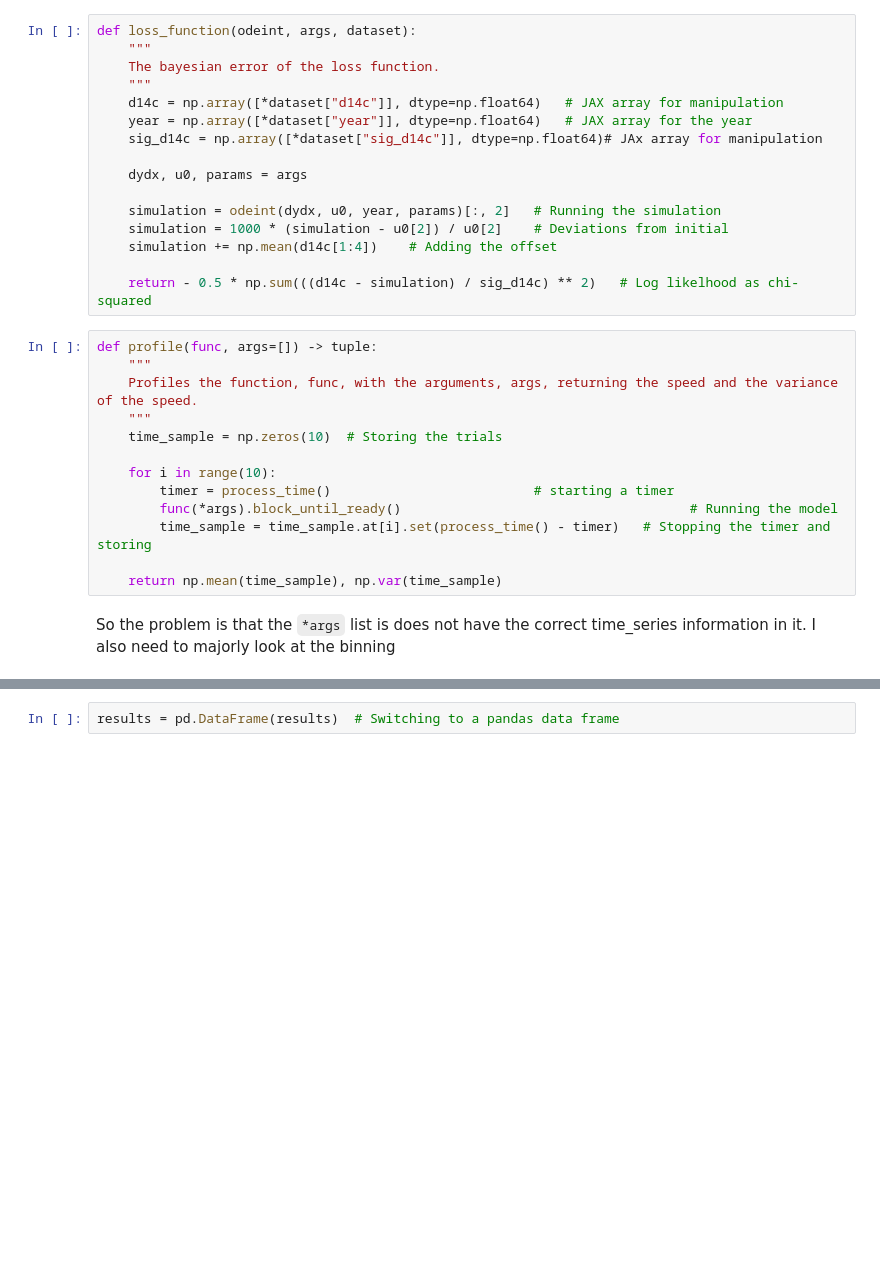
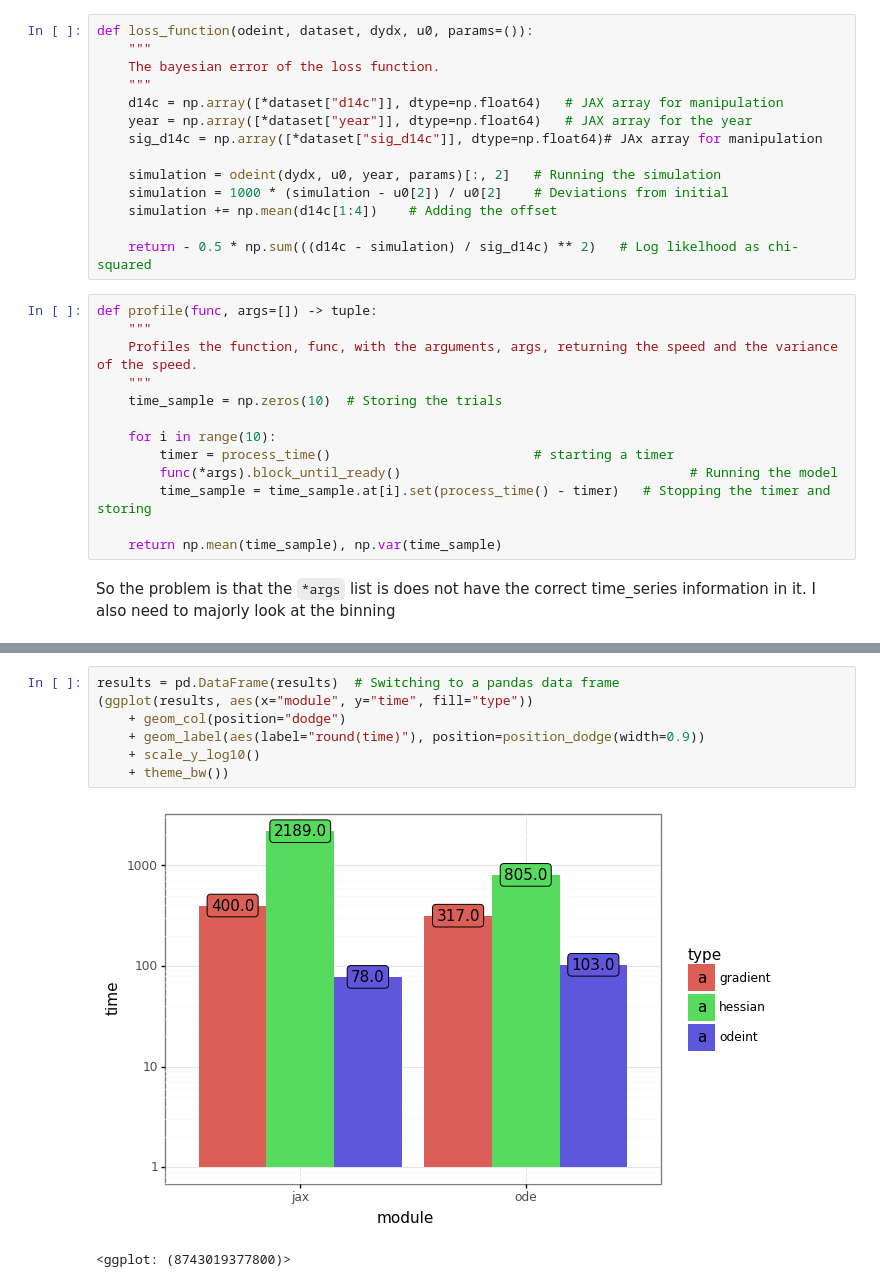
Before and after one commit to Jordan-Dennis/Miyake, a Jupyter notebook: Python ODE/python_ode.ipynb, the cells around one changed output, grey strips where cells are left out. Saved outputs shown, nothing was run; the diff lists cells and outputs as text; blank space fills up the shorter version.

```diff
--- a/Python ODE/python_ode.ipynb
+++ b/Python ODE/python_ode.ipynb
@@ -69,7 +64,7 @@ def dydx(y, t, p):
     """
     return cbm._matrix @ y + production(t, p) * projection
 # %%
-def loss_function(odeint, args, dataset):
+def loss_function(odeint, dataset, dydx, u0, params=()):
     """
     The bayesian error of the loss function.
     """
@@ -77,8 +72,6 @@ def loss_function(odeint, args, dataset):
     year = np.array([*dataset["year"]], dtype=np.float64)   # JAX array for the year
     sig_d14c = np.array([*dataset["sig_d14c"]], dtype=np.float64)# JAx array for manipulation
 
-    dydx, u0, params = args
-
     simulation = odeint(dydx, u0, year, params)[:, 2]   # Running the simulation
     simulation = 1000 * (simulation - u0[2]) / u0[2]    # Deviations from initial
     simulation += np.mean(d14c[1:4])    # Adding the offset
@@ -146,5 +142,13 @@ for namespace in namespaces:# Iterating through the namespaces of odeint functio
 # %%
 results = pd.DataFrame(results)  # Switching to a pandas data frame
+(ggplot(results, aes(x="module", y="time", fill="type"))
+    + geom_col(position="dodge")
+    + geom_label(aes(label="round(time)"), position=position_dodge(width=0.9))
+    + scale_y_log10()
+    + theme_bw())
+# %% [output]
+[figure, added]
+<ggplot: (8743019377800)>
 # %%
 results
 # %% [output]
```
Also changed, not shown: parts of 4 cells of this notebook.
